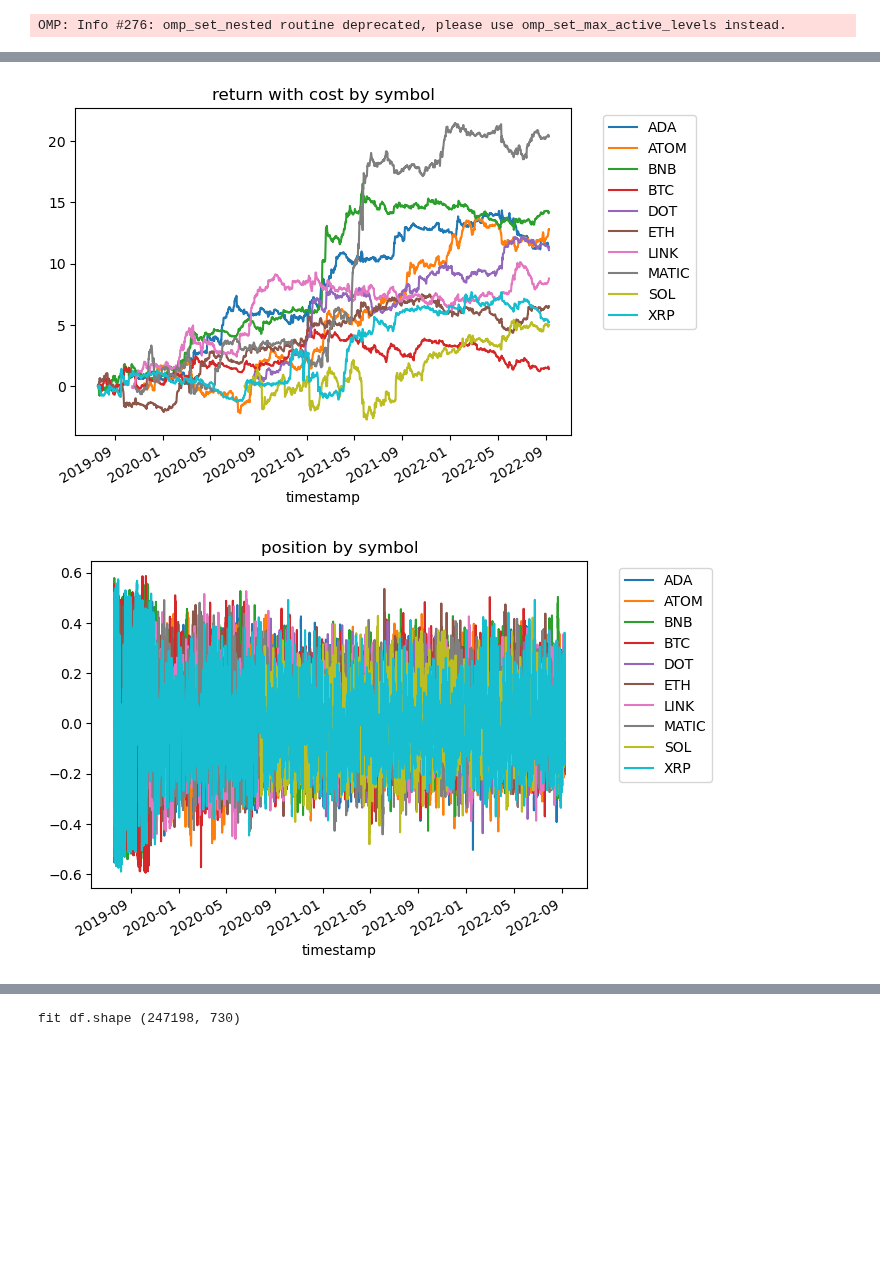
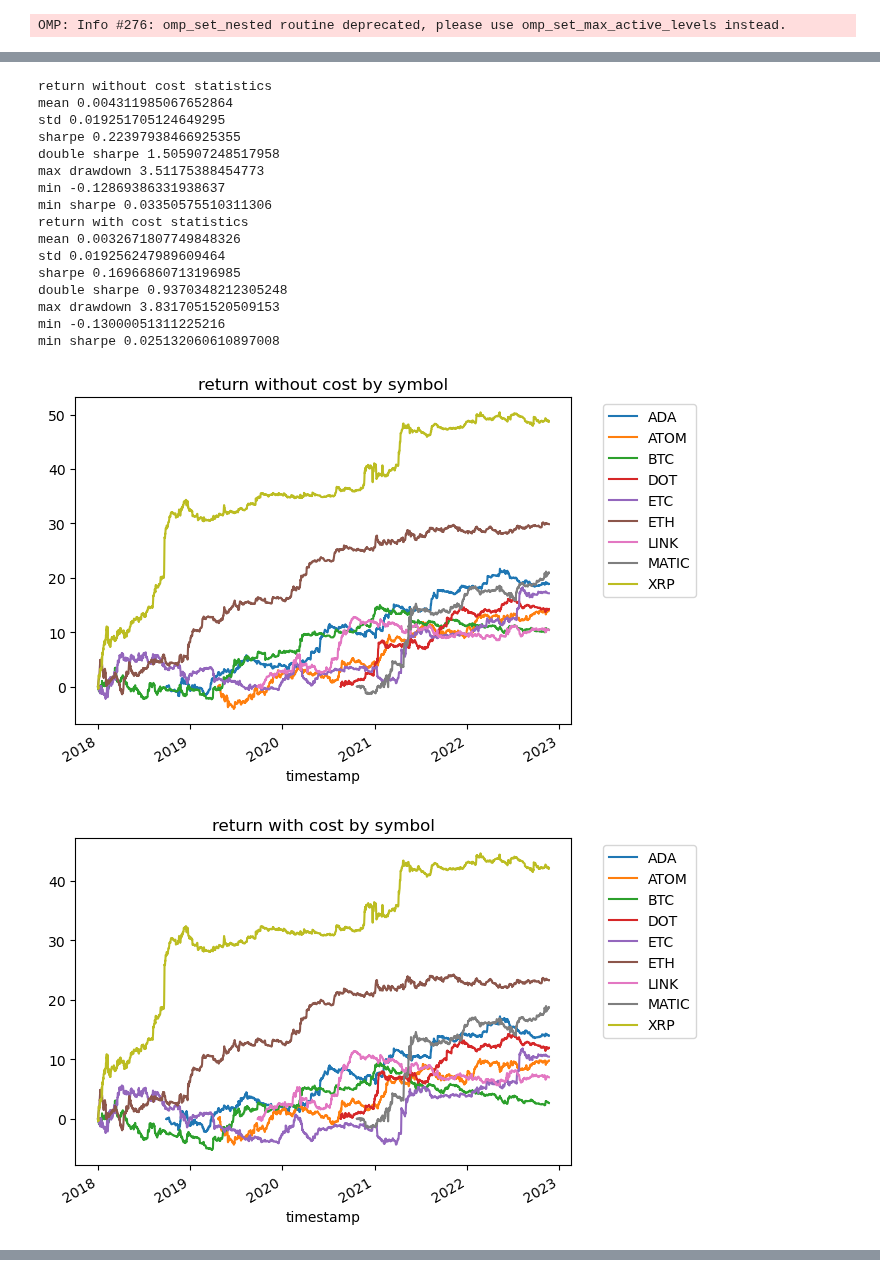
Before and after one commit to richmanbtc/alphapool-model, a Jupyter notebook: notebooks/20220921_remove_feat.ipynb, the cells around one changed output, grey strips where cells are left out. Drawn from its saved outputs; the diff is of its cells as text; code cells hidden in the pictures; blank space fills up the shorter version.

Commit message:
'build notebooks/20220921_remove_feat/20221123_091335.ipynb'

```diff
--- a/notebooks/20220921_remove_feat.ipynb
+++ b/notebooks/20220921_remove_feat.ipynb
@@ -1,6 +1,10 @@
 # %%
+import os
 import sys
-sys.path.append('..') # for import src
+p = '..'
+while not os.path.isdir(p + '/notebooks'):
+    p += '/..'
+sys.path.append(p) # for import src
 
 import os
 import cloudpickle
@@ -26,6 +30,7 @@ from src.ml_utils import (
     unbiased_rank,
     ewm_finite,
 )
+from src.data_fetcher import DataFetcher
 cloudpickle.register_pickle_by_value(src) # for model portability
 
 os.environ["USE_JOBLIB_MEMORY"] = "1"
@@ -35,4 +40,6 @@ def get_joblib_memory():
         return joblib.Memory('/tmp/alphapool_joblib_memory', verbose=0)
     else:
         return joblib.Memory(None, verbose=0)
+
+model_name = '20220921_remove_feat'
 # %%
@@ -531,7 +614,8 @@ class ExampleModelRank:
 
 
         self.max_data_sec = 2 * 30 * 24 * 60 * 60 # for predict script
-        self.price_type = None
+        self.provider_configs = provider_configs
+        self.merge_data = merge_data
 
     def fit(self, df):
         df = self._calc_features(df)
@@ -604,18 +688,24 @@ class ExampleModelRank:
 
         return df
 # %%
-df = pd.read_pickle('/tmp/df_price_type_none.pkl')
+df = pd.read_pickle('/tmp/df_binance_ohlcv_extended.pkl')
+df = df.loc[df.index.get_level_values('timestamp') < pd.to_datetime('2022-11-22 00:00:00Z')]
+df = df.loc[df.index.get_level_values('timestamp') >= pd.to_datetime('2018-01-01 00:00:00Z')]
+
+df['ret'] = df.groupby('symbol')['twap_5m'].transform(lambda x: x.shift(-25) / x.shift(-1) - 1).fillna(0)
+df['execution_start_at'] = df.index.get_level_values('timestamp')
 
 model = ExampleModelRank()
 
 # cv
 df_cv = calc_position_cv2(model, df)
 visualize_result(df_cv.dropna())
+visualize_result(df_cv.loc[~df['extended']].dropna())
 
 # fit and save model as portable format
 model.fit(df)
 data = cloudpickle.dumps(model)
 data = lzma.compress(data)
-with open('/home/jovyan/data/20220921_remove_feat.xz', 'wb') as f:
+with open('/home/jovyan/data/{}.xz'.format(model_name), 'wb') as f:
     f.write(data)
 # %% [output]
@@ -637,2 +717,18 @@ max drawdown 0.3692423316754806
+return without cost statistics
+mean 0.004311985067652864
+std 0.019251705124649295
+sharpe 0.22397938466925355
+double sharpe 1.505907248517958
+max drawdown 3.51175388454773
+min -0.12869386331938637
+min sharpe 0.03350575510311306
+return with cost statistics
+mean 0.0032671807749848326
+std 0.019256247989609464
+sharpe 0.16966860713196985
+double sharpe 0.9370348212305248
+max drawdown 3.8317051520509153
+min -0.13000051311225216
+min sharpe 0.025132060610897008
-[figure, old version]
+[figure, new version]
-[figure, old version]
+[figure, new version]
@@ -640 +735,0 @@ max drawdown 0.3692423316754806
-fit df.shape (247198, 730)
```
Also changed, not shown: parts of 4 cells of this notebook, 1 other file.
